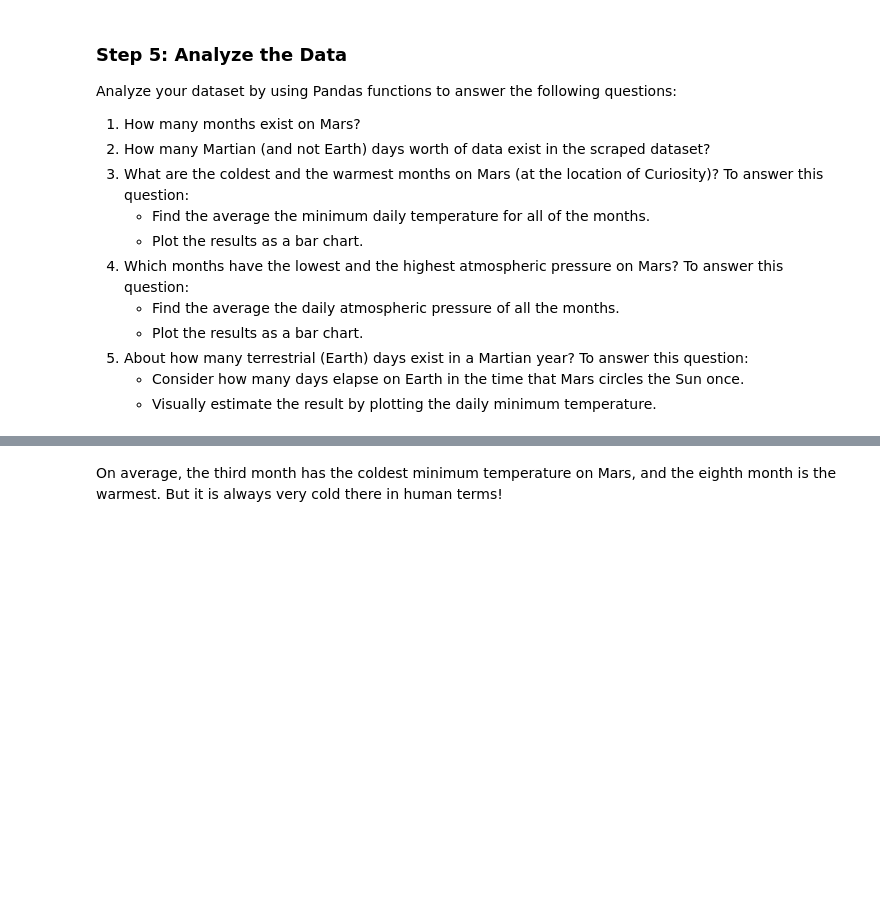
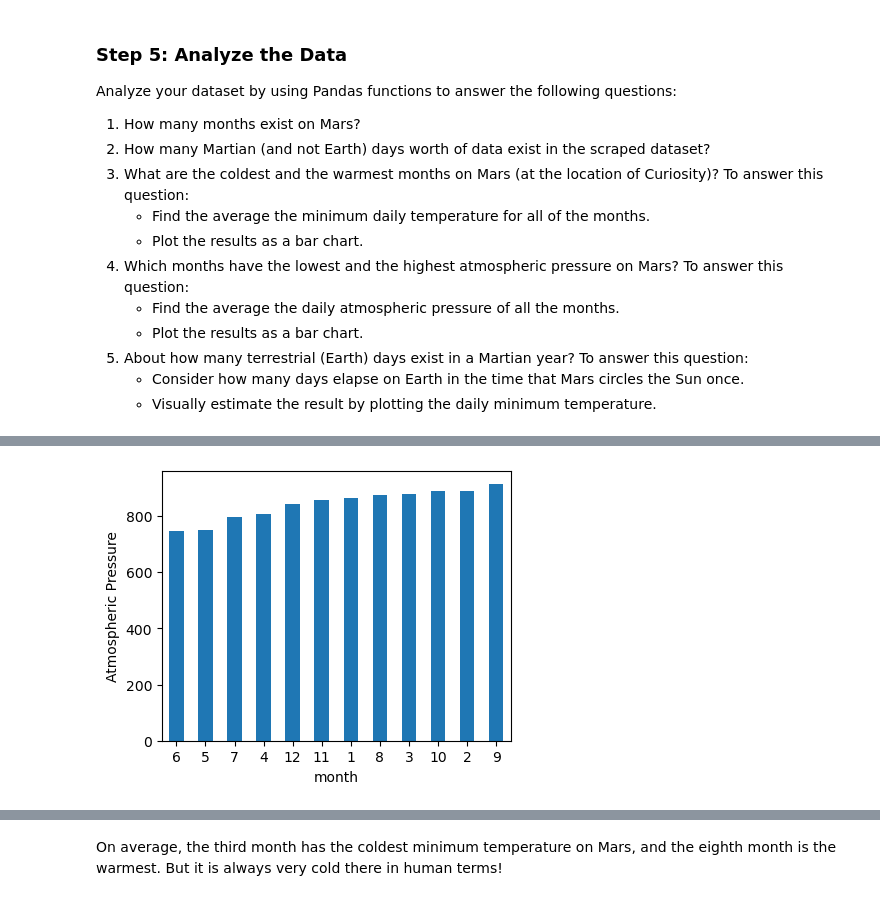
Before and after one commit to blprentice/mod11_web_scraping, a Jupyter notebook: challenge/part_2_mars_weather.ipynb, the cells around one changed output, grey strips where cells are left out. Saved outputs shown, nothing was run; the diff lists cells and outputs as text; code cells hidden in the pictures; blank space fills up the shorter version.

```diff
--- a/challenge/part_2_mars_weather.ipynb
+++ b/challenge/part_2_mars_weather.ipynb
@@ -116,2 +214,11 @@ Analyze your dataset by using Pandas functions to answer the following questions
+# %%
+# Plot the average pressure by month
+s_pressure = pd.Series(mars_weather_df.groupby('month')['pressure'].mean().sort_values())
+plt.figure(figsize=(4.5, 3.5))
+s_pressure.plot.bar(rot=0)
+plt.ylabel('Atmospheric Pressure')
+plt.show()
+# %% [output]
+[figure, added]
 # %%
 # 5. How many terrestrial (earth) days are there in a Martian year?
```
Also changed, not shown: parts of 17 cells of this notebook, 4 other files.
